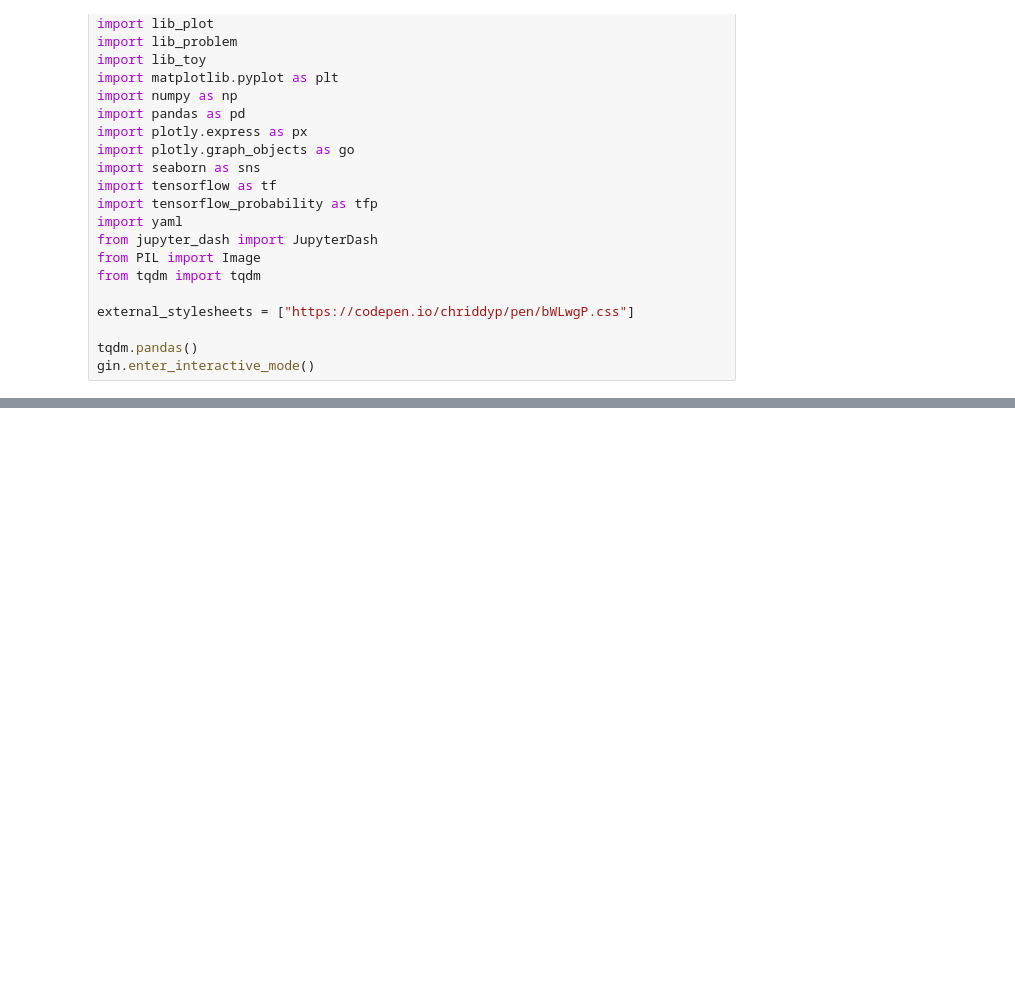
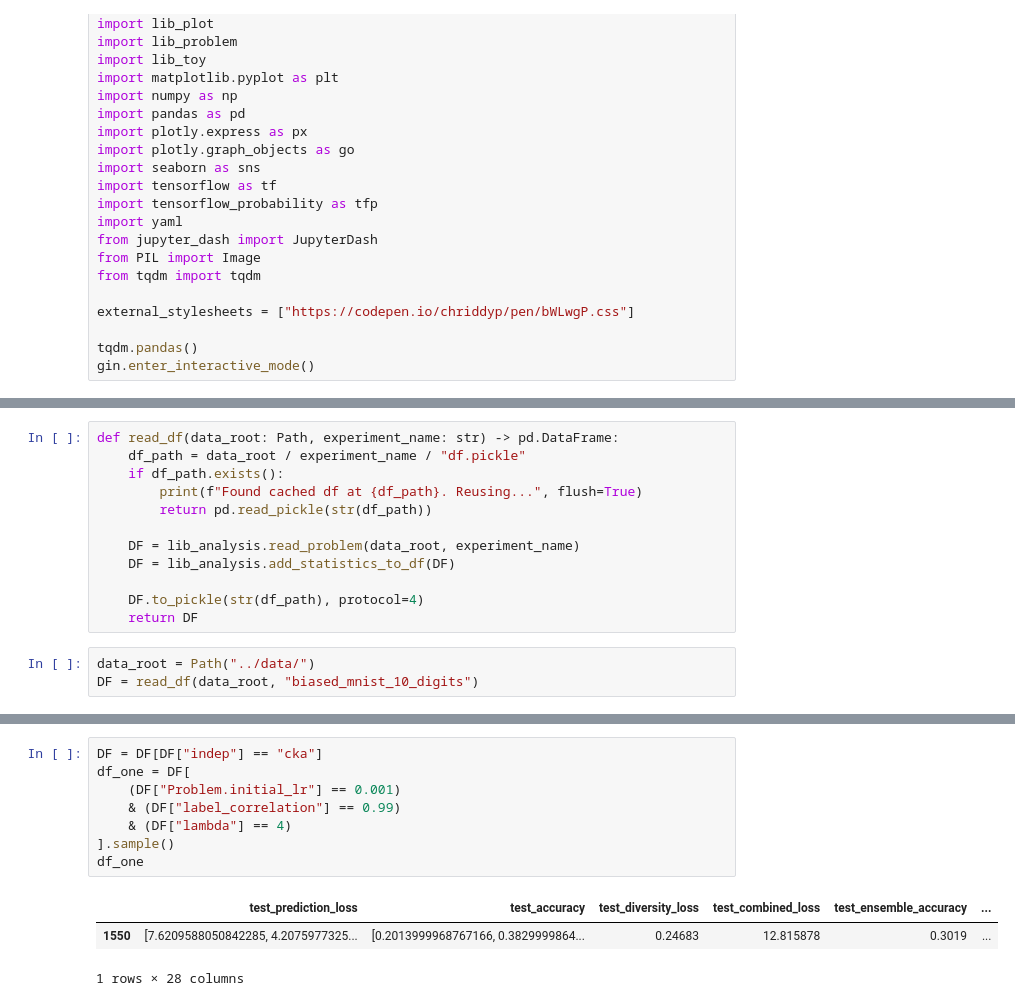
Before and after one commit to ericpts/hsic, a Jupyter notebook: Diversity_histograms.ipynb, the cells around one changed output, grey strips where cells are left out. Drawn from its saved outputs; the diff is of its cells as text; blank space fills up the shorter version.

```diff
--- a/Diversity_histograms.ipynb
+++ b/Diversity_histograms.ipynb
@@ -54,0 +37,15 @@ oo_dist = tf.data.Dataset.from_tensor_slices(
+# %%
+def read_df(data_root: Path, experiment_name: str) -> pd.DataFrame:
+    df_path = data_root / experiment_name / "df.pickle"
+    if df_path.exists():
+        print(f"Found cached df at {df_path}. Reusing...", flush=True)
+        return pd.read_pickle(str(df_path))
+
+    DF = lib_analysis.read_problem(data_root, experiment_name)
+    DF = lib_analysis.add_statistics_to_df(DF)
+
+    DF.to_pickle(str(df_path), protocol=4)
+    return DF
+# %%
+data_root = Path("../data/")
+DF = read_df(data_root, "biased_mnist_10_digits")
@@ -113,3 +84,15 @@ app.run_server(mode="inline", port=9999)
+# %%
+DF = DF[DF["indep"] == "cka"]
+df_one = DF[
+    (DF["Problem.initial_lr"] == 0.001)
+    & (DF["label_correlation"] == 0.99)
+    & (DF["lambda"] == 4)
+].sample()
+df_one
+# %% [output]
+|  | test_prediction_loss | test_accuracy | test_diversity_loss | test_combined_loss | test_ensemble_accuracy | ... |
+| 1550 | [7.6209588050842285, 4.2075977325... | [0.2013999968767166, 0.3829999864... | 0.24683 | 12.815878 | 0.3019 | ... |
+1 rows × 28 columns
 # %%
 def make_histogram(df: pd.DataFrame, batch_size: int):
     fig = go.Figure()
```
Also changed, not shown: parts of 7 cells of this notebook, 4 other files.
